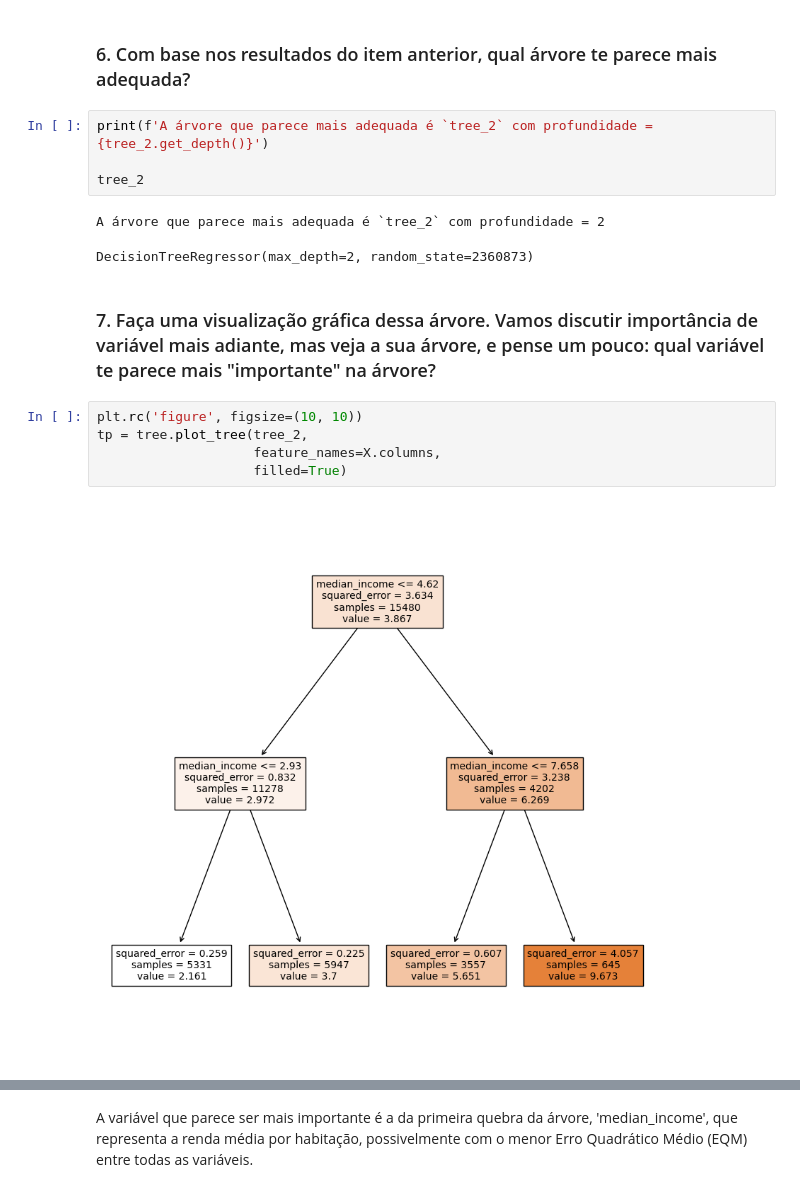
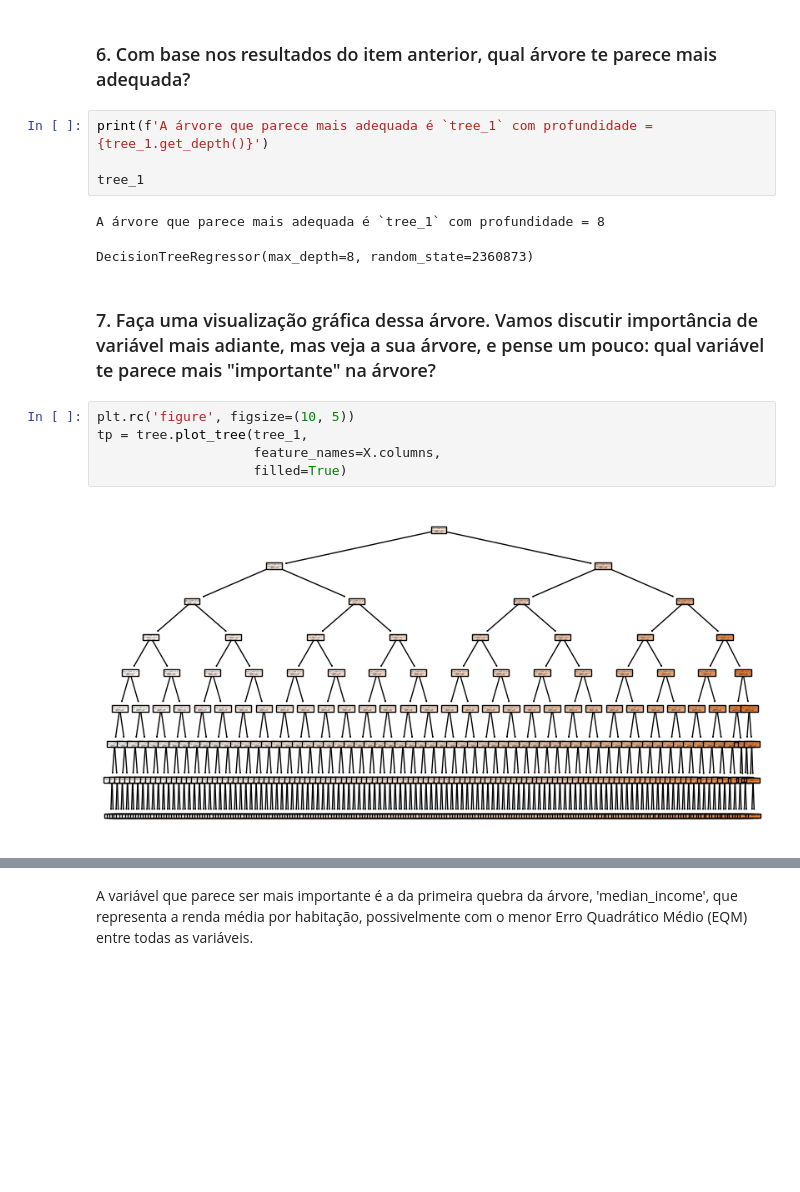
Before and after one commit to MarcosFernandesRocha/Estudos-EBAC, a Jupyter notebook: Curso Profissão - Cientista de Dados/Módulo 11 - Árvores II (Parte I: árvore de regressão)/Tarefa 1/Módulo 11 - Tarefa 1 - Marcos Rocha.ipynb, the cells around one changed output, grey strips where cells are left out. Drawn from its saved outputs; the diff is of its cells as text; blank space fills up the shorter version.

```diff
--- a/Curso Profissão - Cientista de Dados/Módulo 11 - Árvores II (Parte I: árvore de regressão)/Tarefa 1/Módulo 11 - Tarefa 1 - Marcos Rocha.ipynb
+++ b/Curso Profissão - Cientista de Dados/Módulo 11 - Árvores II (Parte I: árvore de regressão)/Tarefa 1/Módulo 11 - Tarefa 1 - Marcos Rocha.ipynb
@@ -157,19 +158,19 @@ O erro quadrático médio (MSE) da árvore com profunidade = 2 para a base de te
 # %% [markdown]
 ### 6. Com base nos resultados do item anterior, qual árvore te parece mais adequada?
 # %%
-print(f'A árvore que parece mais adequada é `tree_2` com profundidade = {tree_2.get_depth()}')
+print(f'A árvore que parece mais adequada é `tree_1` com profundidade = {tree_1.get_depth()}')
 
-tree_2
+tree_1
 # %% [output]
-A árvore que parece mais adequada é `tree_2` com profundidade = 2
+A árvore que parece mais adequada é `tree_1` com profundidade = 8
-DecisionTreeRegressor(max_depth=2, random_state=2360873)
+DecisionTreeRegressor(max_depth=8, random_state=2360873)
 # %% [markdown]
 ### 7. Faça uma visualização gráfica dessa árvore. Vamos discutir importância de variável mais adiante, mas veja a sua árvore, e pense um pouco: qual variável te parece mais "importante" na árvore?
 # %%
-plt.rc('figure', figsize=(10, 10))
-tp = tree.plot_tree(tree_2,
+plt.rc('figure', figsize=(10, 5))
+tp = tree.plot_tree(tree_1,
                     feature_names=X.columns,
                     filled=True)
 # %% [output]
-[figure, old version]
+[figure, new version]
 # %%
```
Also changed, not shown: parts of 6 cells of this notebook.
